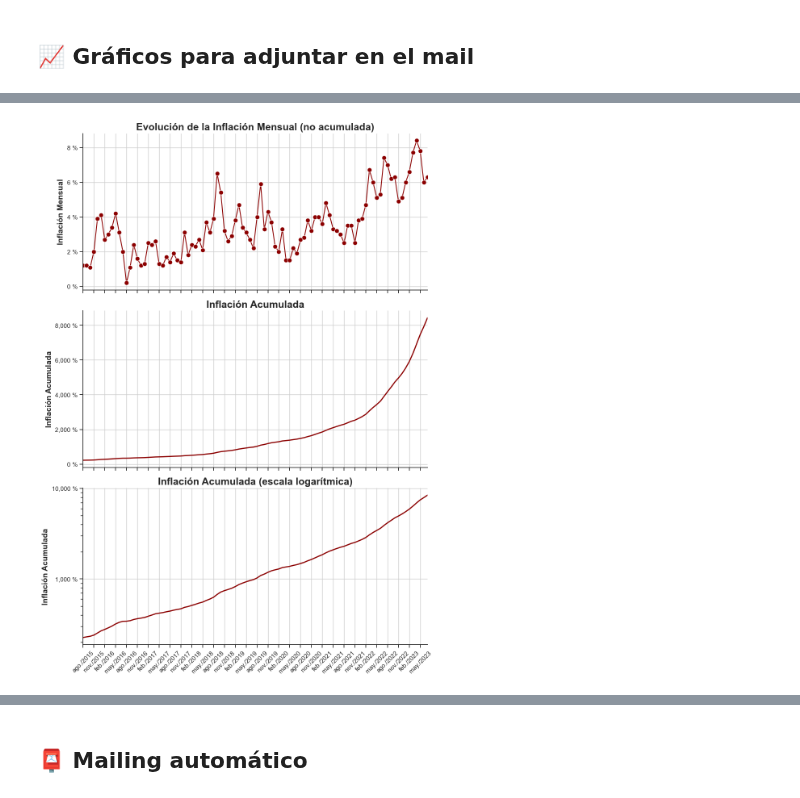
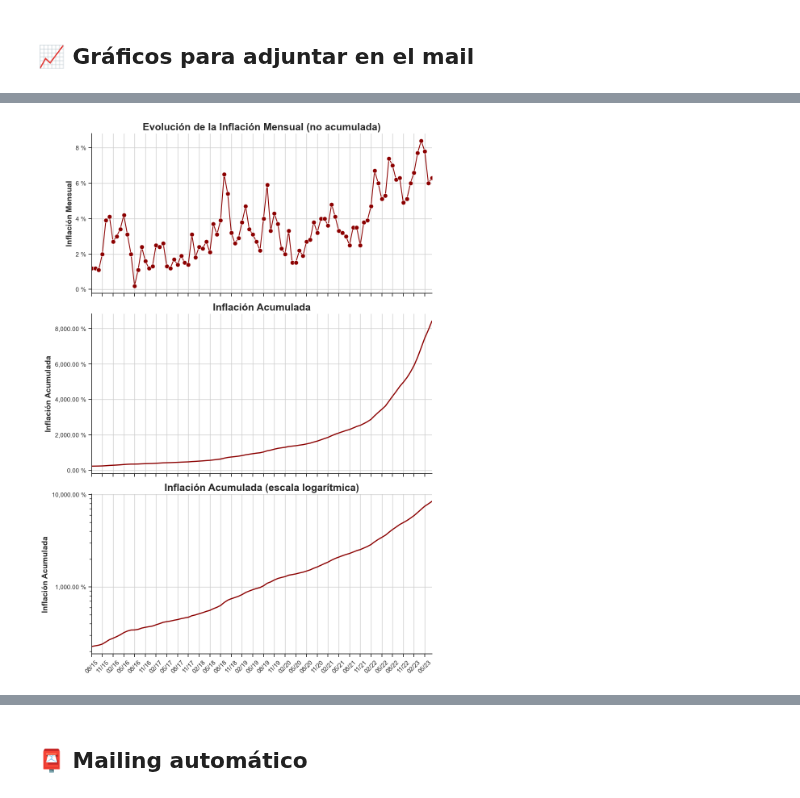
Before and after one commit to mauroemartinez/RPA-exchange-rate-scrapping-automatic-mailing, a Jupyter notebook: RPA_Tipos_de_Cambio_Mailing.ipynb, the cells around one changed output, grey strips where cells are left out. Drawn from its saved outputs; the diff is of its cells as text; code cells hidden in the pictures.

```diff
--- a/RPA_Tipos_de_Cambio_Mailing.ipynb
+++ b/RPA_Tipos_de_Cambio_Mailing.ipynb
@@ -354,7 +354,7 @@ locale.setlocale(locale.LC_TIME, 'es_ES.utf8')
 #Especificamos el formato de entrada, para después editarlo
 inflacion_df['Fecha'] = pd.to_datetime(inflacion_df['Fecha'], format='%d/%m/%Y')
 #Editamos el formato de las fechas, no tiene sentido tener el último día del mes
-inflacion_df.Fecha = pd.to_datetime(inflacion_df.Fecha).dt.strftime('%b/%Y')
+inflacion_df.Fecha = pd.to_datetime(inflacion_df.Fecha).dt.strftime('%m/%y')
 #Convertimos la Fecha en índice
 # inflacion_df.set_index('Fecha', inplace=True)
 #A la columna inflación la dividimos por 100 para que sea %, le sumamos 1 para poder multiplicar
@@ -707,12 +716,14 @@ axes[0].set_xticks(range(0, cantidad_filas, 3))
 axes[0].set_xticklabels(inflacion_df.Fecha[::3], rotation=45)
 axes[0].set_xlim(0, cantidad_filas - 1)
 
-axes[0].set_title("Evolución de la Inflación Mensual (no acumulada)",
-                 fontweight="bold",
-                 fontsize=18)
-axes[0].set_ylabel("Inflación Mensual",
-                   fontweight="bold",
-                   fontsize=14)
+axes[0].set_title(
+    "Evolución de la Inflación Mensual (no acumulada)",
+    fontweight="bold",
+    fontsize=18)
+axes[0].set_ylabel(
+    "Inflación Mensual",
+    fontweight="bold",
+    fontsize=14)
 axes[0].set_xlabel("")
 
 axes[0].yaxis.set_major_formatter(FuncFormatter("{:,.0f} %".format))
@@ -735,14 +746,16 @@ axes[1].set_xticks(range(0, cantidad_filas, 6))
 axes[1].set_xticklabels(inflacion_df.Fecha[::6], rotation=45)
 axes[1].set_xlim(0, cantidad_filas - 1)
 
-axes[1].set_title("Inflación Acumulada",
-                 fontweight="bold",
-                 fontsize=18)
-axes[1].set_ylabel("Inflación Acumulada",
-                   fontweight="bold",
-                   fontsize=14)
+axes[1].set_title(
+    "Inflación Acumulada",
+    fontweight="bold",
+    fontsize=18)
+axes[1].set_ylabel(
+    "Inflación Acumulada",
+    fontweight="bold",
+    fontsize=14)
 
-axes[1].yaxis.set_major_formatter(FuncFormatter("{:,.0f} %".format))
+axes[1].yaxis.set_major_formatter(FuncFormatter("{:,.2f} %".format))
 axes[1].grid(True)
 sns.despine()
 
@@ -751,40 +764,40 @@ sns.lineplot(
     x="Fecha",
     y="Inflación Agregada",
     data=inflacion_df,
     color="darkred",
     linewidth=2,
     ax=axes[2]
 ).set_yscale("log")  # Escala logarítmica en el eje Y
 
 # Configurar los ticks del eje X para mostrar cada 3 meses
 axes[2].set_xticks(range(0, cantidad_filas, 3))
 axes[2].set_xticklabels(inflacion_df.Fecha[::3], rotation=45)
 axes[2].set_xlim(0, cantidad_filas - 1)
 axes[2].set_xlabel("")
 
-axes[2].set_title("Inflación Acumulada (escala logarítmica)",
-                 fontweight="bold",
-                 fontsize=18)
-axes[2].set_ylabel("Inflación Acumulada",
-                   fontweight="bold",
-                   fontsize=14)
+axes[2].set_title(
+    "Inflación Acumulada (escala logarítmica)",
+    fontweight="bold",
+    fontsize=18)
+axes[2].set_ylabel(
+    "Inflación Acumulada",
+    fontweight="bold",
+    fontsize=14)
 
-axes[2].yaxis.set_major_formatter(FuncFormatter("{:,.0f} %".format))
+axes[2].yaxis.set_major_formatter(FuncFormatter("{:,.2f} %".format))
 axes[2].grid(True)
 sns.despine()
 
 # Ajustar el espaciado entre los gráficos
 plt.tight_layout()
-
-
 
 # Guardamos el gráfico como imagen .jpg para enviarla por mail
 fig.tight_layout(pad=1)
 time.sleep(5)
 inflacion_jpg = "Gráficos Inflación.jpg"
 plt.savefig(inflacion_jpg)
 
 # Mostrar el gráfico
 plt.show()
 # %% [output]
-[figure, old version]
+[figure, new version]
```
Also changed, not shown: parts of 10 cells of this notebook.
